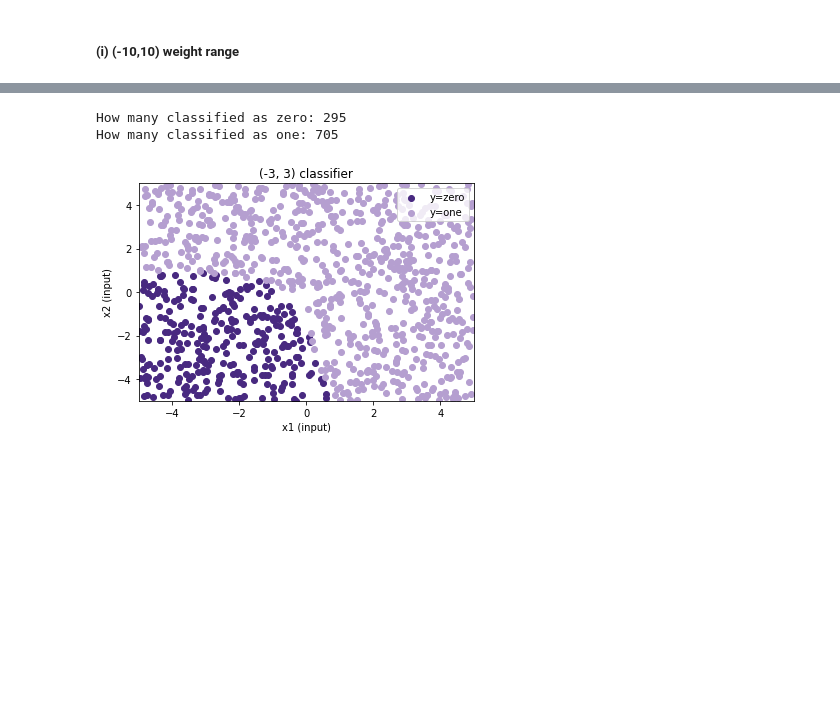
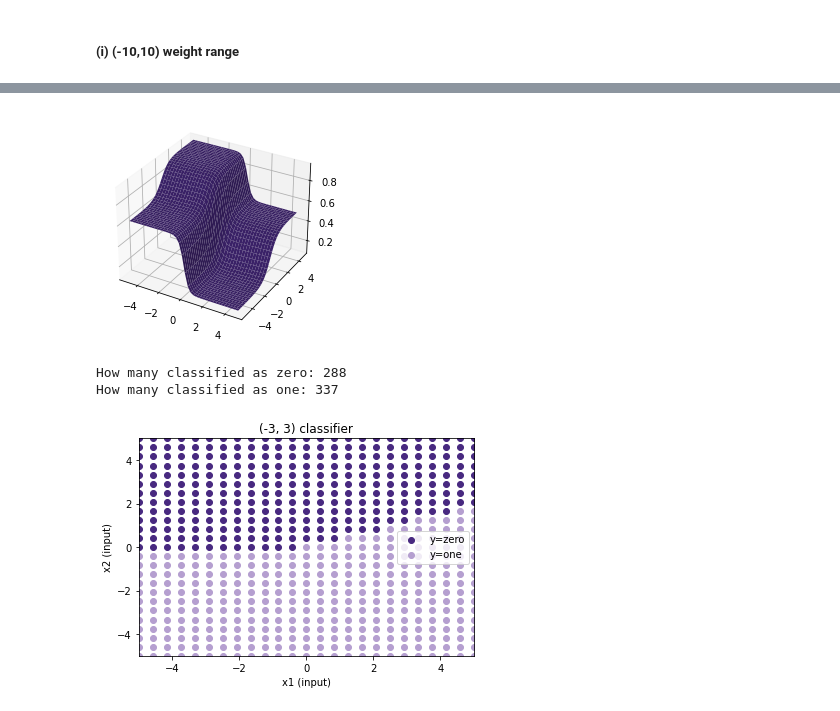
Before and after one commit to johnmays/ML_class_repo_hidden, a Jupyter notebook: written_assignments/HW4_code/HW4_25.ipynb, the cells around one changed output, grey strips where cells are left out. Saved outputs shown, nothing was run; the diff lists cells and outputs as text; code cells hidden in the pictures; blank space fills up the shorter version.

```diff
--- a/written_assignments/HW4_code/HW4_25.ipynb
+++ b/written_assignments/HW4_code/HW4_25.ipynb
@@ -57,9 +84,11 @@ How many classified as one: 568
 # %%
 classifier_3_3 = classifier((-3,3))
+draw_output_3D(classifier_3_3);
 draw_decision_boundaries(classifier_3_3, n=1000)
 # %% [output]
+[figure, new version]
-How many classified as zero: 295
-How many classified as one: 705
+How many classified as zero: 288
+How many classified as one: 337
-[figure, old version]
+[figure, added]
 # %%
 classifier_01_01 = classifier((-0.1,0.1))
```
Also changed, not shown: parts of 10 cells of this notebook, 7 other files.
